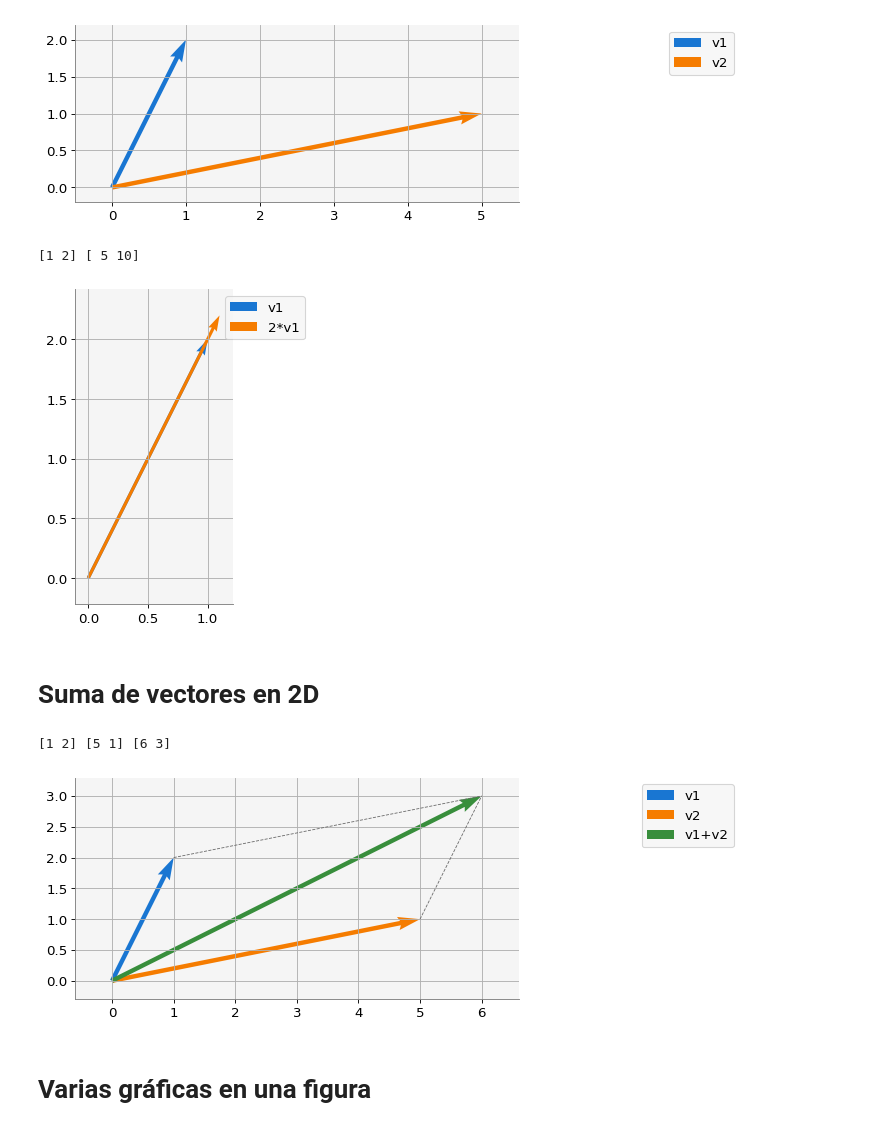
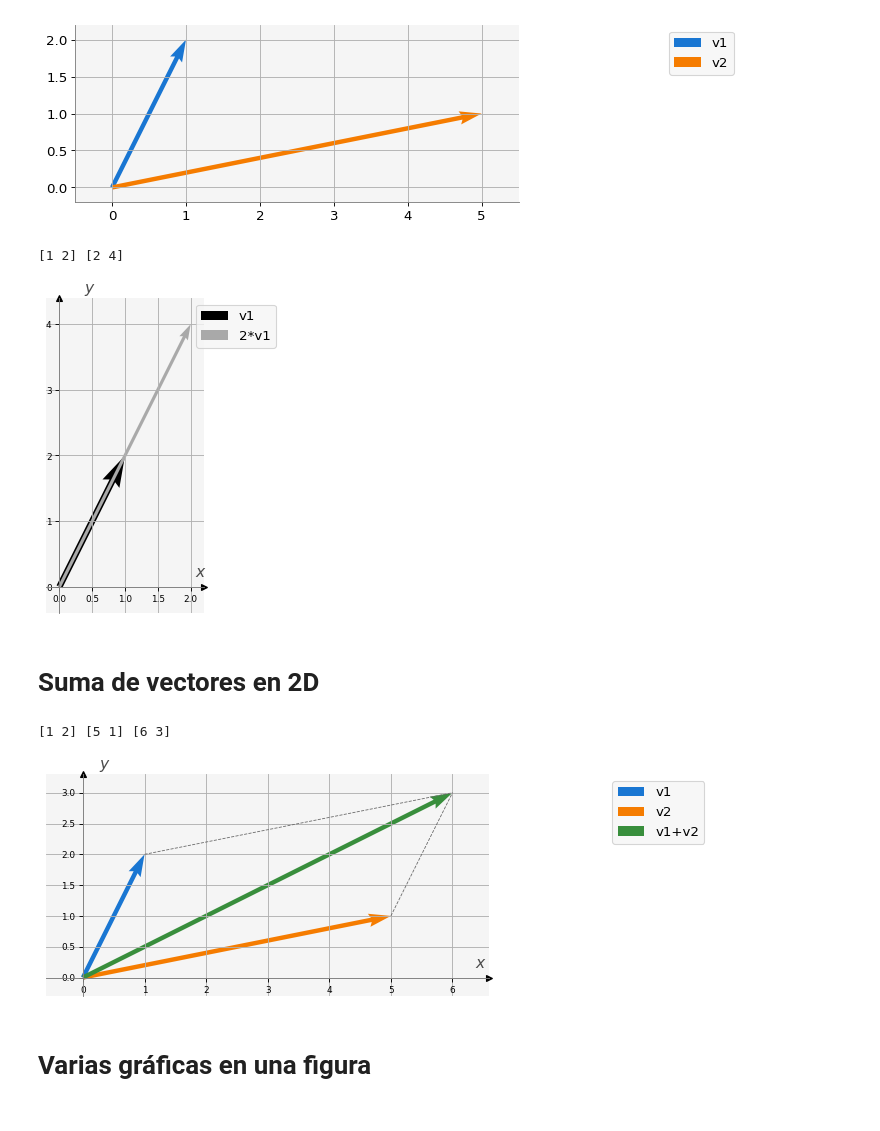
Before and after one commit to luiggix/macti_lib, a Jupyter notebook: macti/test_visual.ipynb, the cells around one changed output. Saved outputs shown, nothing was run; the diff lists cells and outputs as text; code cells hidden in the pictures.

Commit message:
visual updated

```diff
--- a/macti/test_visual.ipynb
+++ b/macti/test_visual.ipynb
@@ -22,23 +72,41 @@ v.grid()
 # %% [output]
 [figure]
 # %%
-print(v1, 5*v1)
+print(v1, 2*v1)
+
+# Definimos el plotter
 v = vis.Plotter()
-v.plot_vectors(1, [v1, 1.1*v1], ['v1', '2*v1'], w=0.020)
+
+# Configuralos los ejes
+v.set_coordsys(1)
+
+# Graficamos los vectores, con colores diferentes.
+v.plot_vectors(1,                     # Ejes donde se hace la gráfica
+               [v1, 2*v1],            # Lista de vectores
+               ['v1', '2*v1'],        # Lista de etiquetas para los vectores
+               ['black', 'darkgray'], # Lista de colores para los vectores
+               w=[0.04, 0.02])        # Lista de los anchos de cada vector
 v.grid()
+v.show()
 # %% [output]
-[1 2] [ 5 10]
+[1 2] [2 4]
-[figure, old version]
+[figure, new version]
 # %% [markdown]
 # Suma de vectores en 2D
 # %%
 print(v1, v2, v1+v2)
 v = vis.Plotter()
-v.plot_vectors_sum(1, [v1, v2], ['v1', 'v2'])
+v.set_coordsys(1)
+
+# La función plot_vectors_sum() grafica dos vectores y su suma.
+v.plot_vectors_sum(1,            # Ejes donde se hace la gráfica
+                   [v1, v2],     # Lista de vectores
+                   ['v1', 'v2']) # Lista de etiquetas para los vectores
 v.grid()
+v.show()
 # %% [output]
 [1 2] [5 1] [6 3]
-[figure, old version]
+[figure, new version]
 # %% [markdown]
 # Varias gráficas en una figura
 # %%
```
Also changed, not shown: parts of 15 cells of this notebook, 1 other file.
